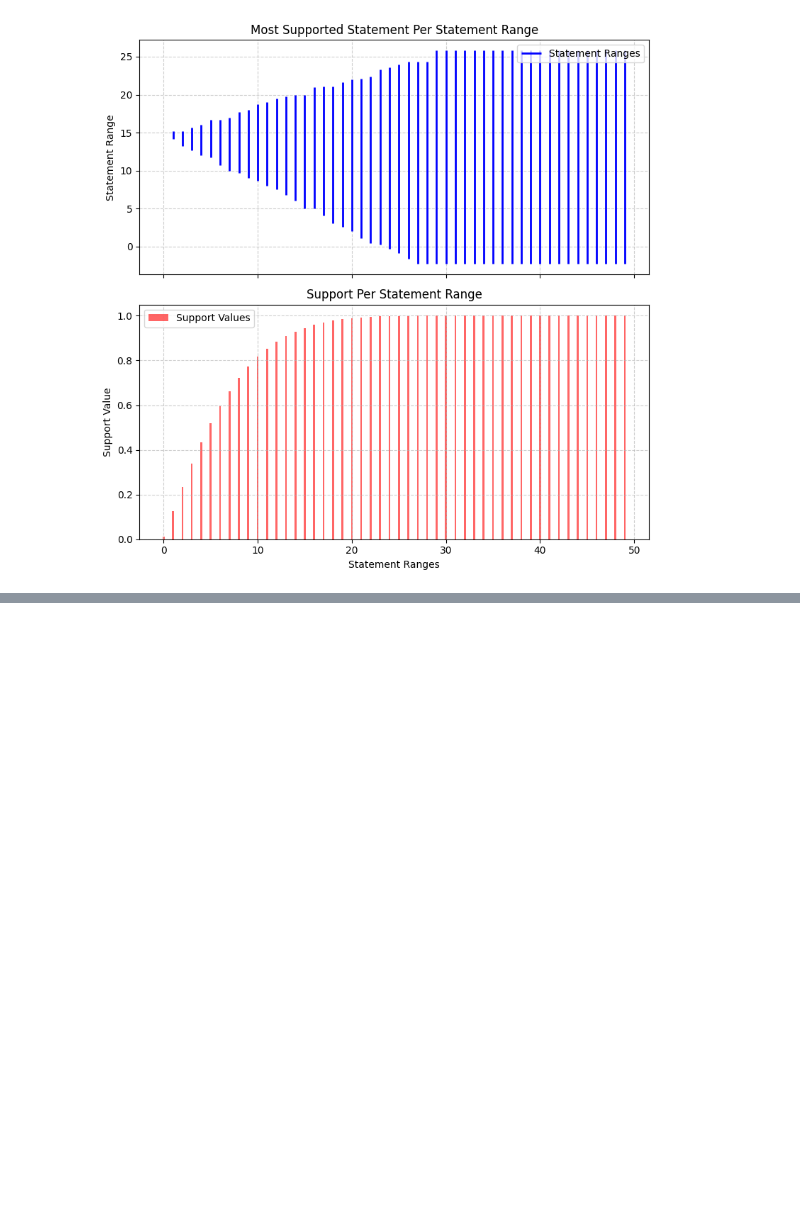
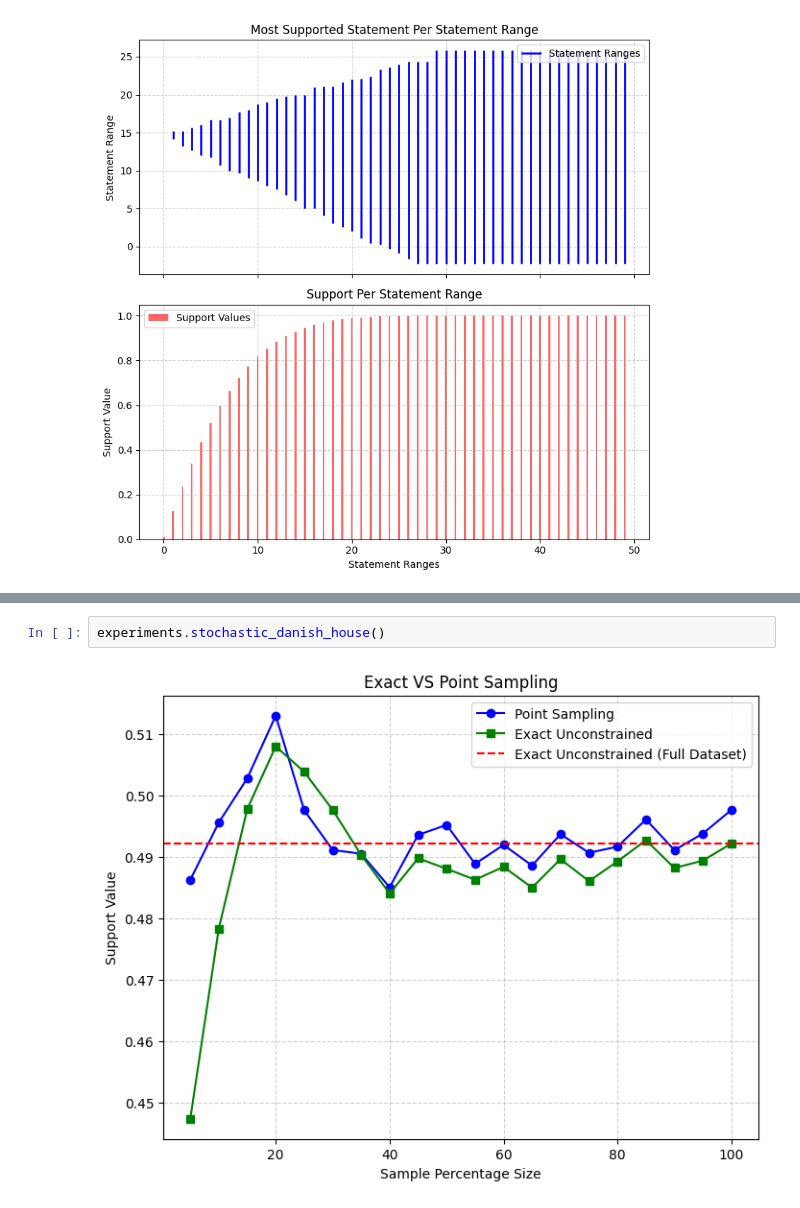
Before and after one commit to gurelkin/Cherry-Picked-Trendlines, a Jupyter notebook: report.ipynb, the cells around one changed output, grey strips where cells are left out. Drawn from its saved outputs; the diff is of its cells as text; blank space fills up the shorter version.

Commit message:
Add experiments and improve latex

```diff
--- a/report.ipynb
+++ b/report.ipynb
@@ -245,0 +249,4 @@ experiments.beer_sheva_temps_mss_graph()
+# %%
+experiments.stochastic_danish_house()
+# %% [output]
+[figure, added]
```
Also changed, not shown: parts of 13 cells of this notebook, 2 other files.
